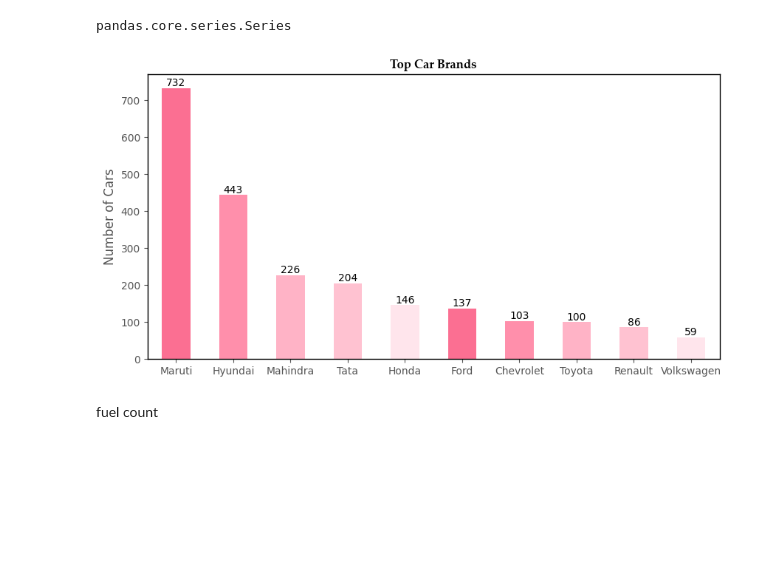
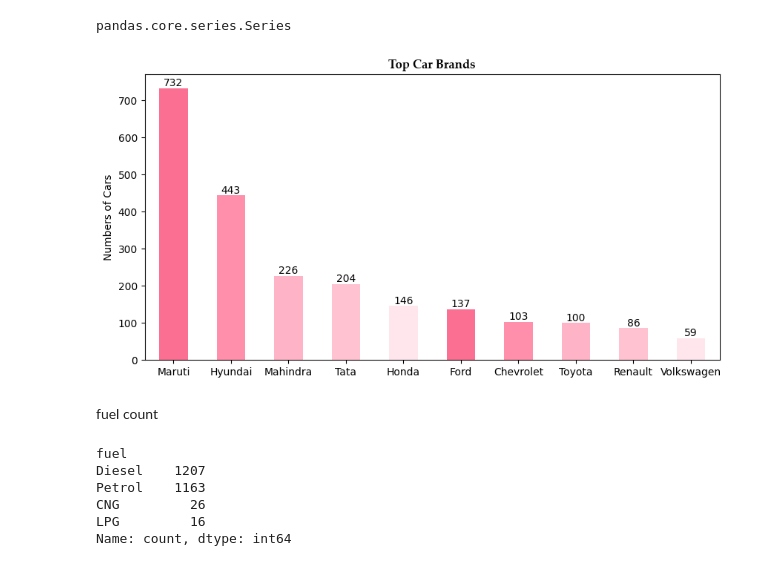
Before and after one commit to WendyInft/MATHEDA-INFANTE, a Jupyter notebook: WK11-Endterm-Exam/Exercise/Endterm-Exam-Infante.ipynb, the cells around one changed output. Cells and saved outputs as stored; diff of their text form; code cells hidden in the pictures; blank space fills up the shorter version.

```diff
--- a/WK11-Endterm-Exam/Exercise/Endterm-Exam-Infante.ipynb
+++ b/WK11-Endterm-Exam/Exercise/Endterm-Exam-Infante.ipynb
@@ -165,18 +175,24 @@ type(brand_counts)
 # %% [output]
 pandas.core.series.Series
 # %%
-chart = brand_counts.plot(kind='bar', color=['#FB6F92','#FF8FAB','#FFB3C6','#FFC2D1','#FFE5EC'], figsize=(10,5))
+chart = brand_counts.plot(kind='bar',color = ['#FB6F92','#FF8FAB','#FFB3C6','#FFC2D1','#FFE5EC'], figsize=(10,5))
 chart.bar_label(chart.containers[0], label_type='edge')
-plt.title('Top Car Brands', fontfamily='Palatino Linotype', fontsize=12, fontweight='bold')
+plt.title('Top Car Brands', fontfamily = 'Palatino Linotype', fontsize=12, fontweight='bold')
 plt.xlabel('')
-plt.ylabel('Number of Cars')
 chart.set_xticklabels(brand_counts.index, rotation=0)
-plt.gca().set_facecolor('white')
-plt.gcf().patch.set_facecolor('white')
-for spine in plt.gca().spines.values():
-    spine.set_edgecolor('black')
+plt.ylabel('Numbers of Cars')
 plt.show()
 # %% [output]
-[figure, old version]
+[figure, new version]
 # %% [markdown]
 fuel count
+# %%
+fuel_counts = df['fuel'].value_counts()
+fuel_counts
+# %% [output]
+fuel
+Diesel    1207
+Petrol    1163
+CNG         26
+LPG         16
+Name: count, dtype: int64
```
Also changed, not shown: parts of 15 cells of this notebook, 1 other file.
